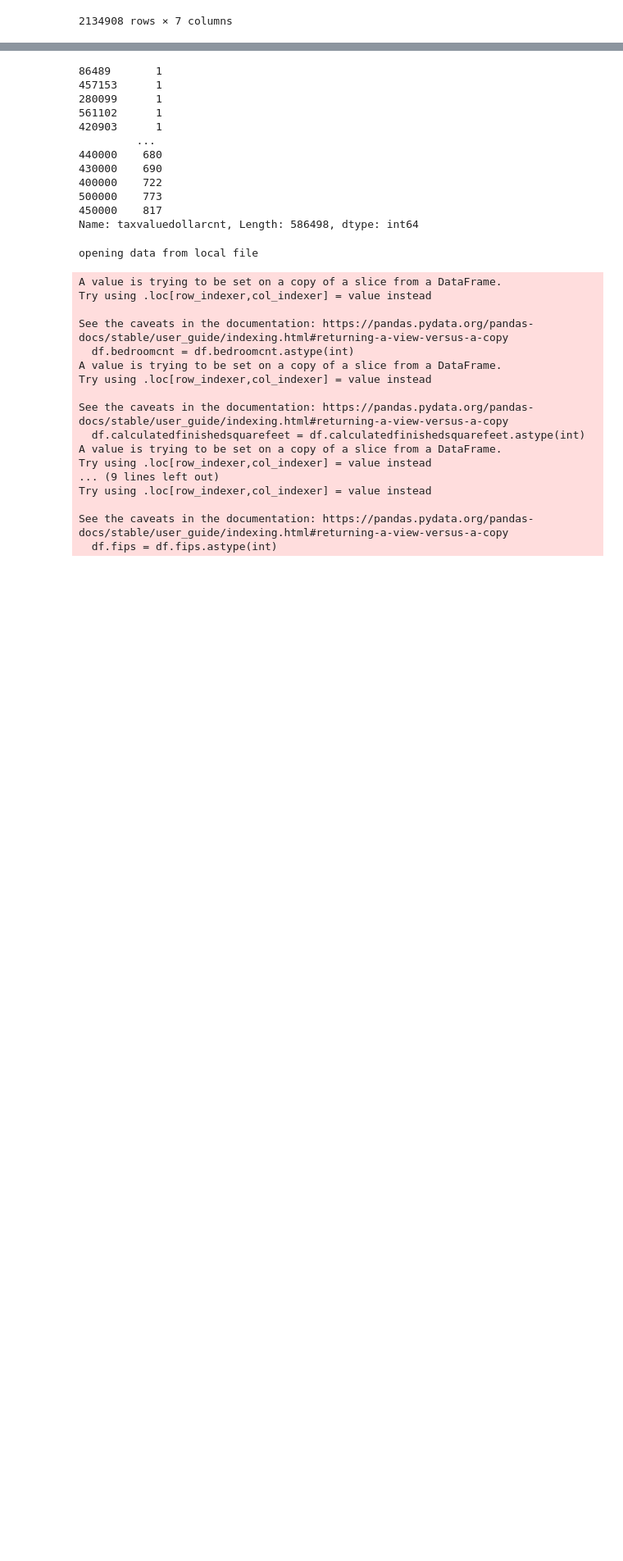
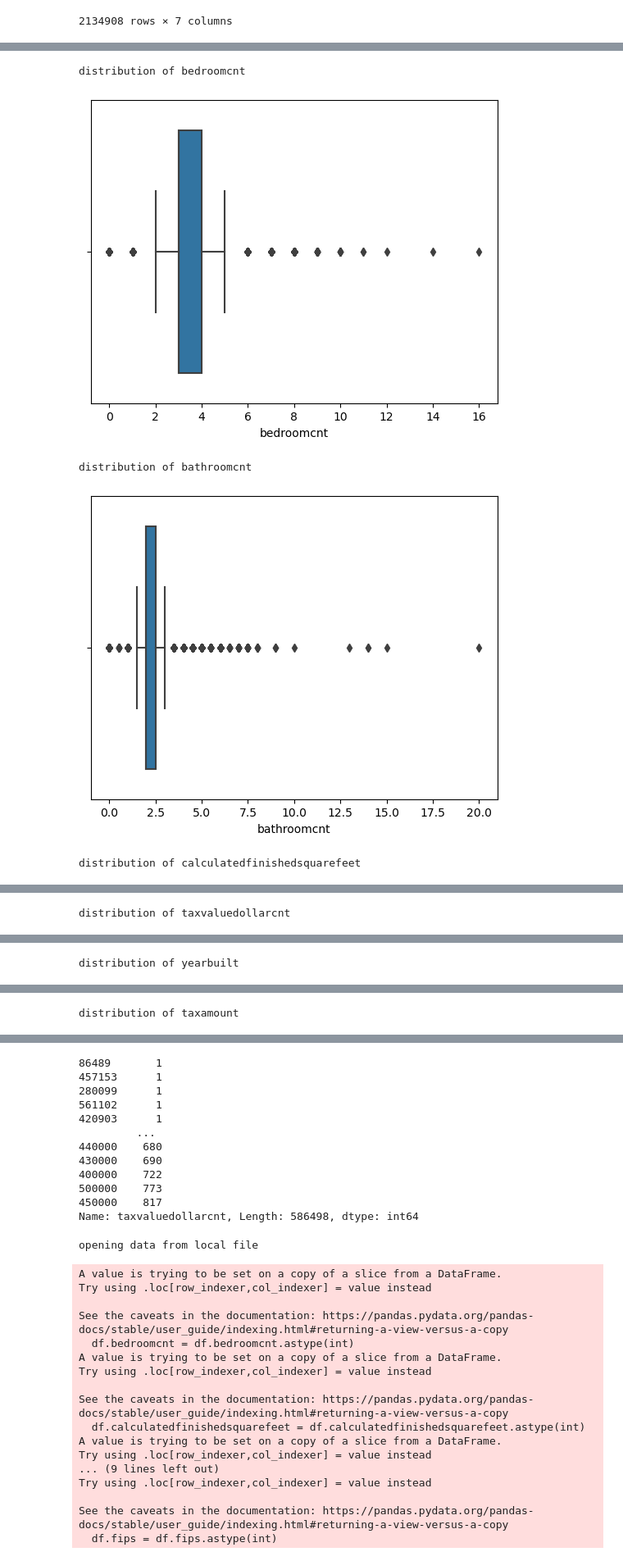
Before and after one commit to Adam-Harris87/regression-exercises, a Jupyter notebook: wrangle.ipynb, the cells around one changed output, grey strips where cells are left out. Shown: that part at 82% size. Drawn from its saved outputs; the diff is of its cells as text; code cells hidden in the pictures; blank space fills up the shorter version.

```diff
--- a/wrangle.ipynb
+++ b/wrangle.ipynb
@@ -317,0 +501,11 @@ df.calculatedfinishedsquarefeet.max()
+# %%
+for col in outliers_removed:
+    print(f'distribution of {col}')
+    sns.boxplot(data=outliers_removed, x=col)
+    plt.show()
+# %% [output]
+distribution of bedroomcnt
+[figure, added]
+distribution of bathroomcnt
+[figure, added]
+distribution of calculatedfinishedsquarefeet
@@ -317,0 +513 @@ df.calculatedfinishedsquarefeet.max()
+distribution of taxvaluedollarcnt
@@ -317,0 +515 @@ df.calculatedfinishedsquarefeet.max()
+distribution of yearbuilt
@@ -317,0 +517 @@ df.calculatedfinishedsquarefeet.max()
+distribution of taxamount
```
Also changed, not shown: parts of 30 cells of this notebook, 1 other file.
